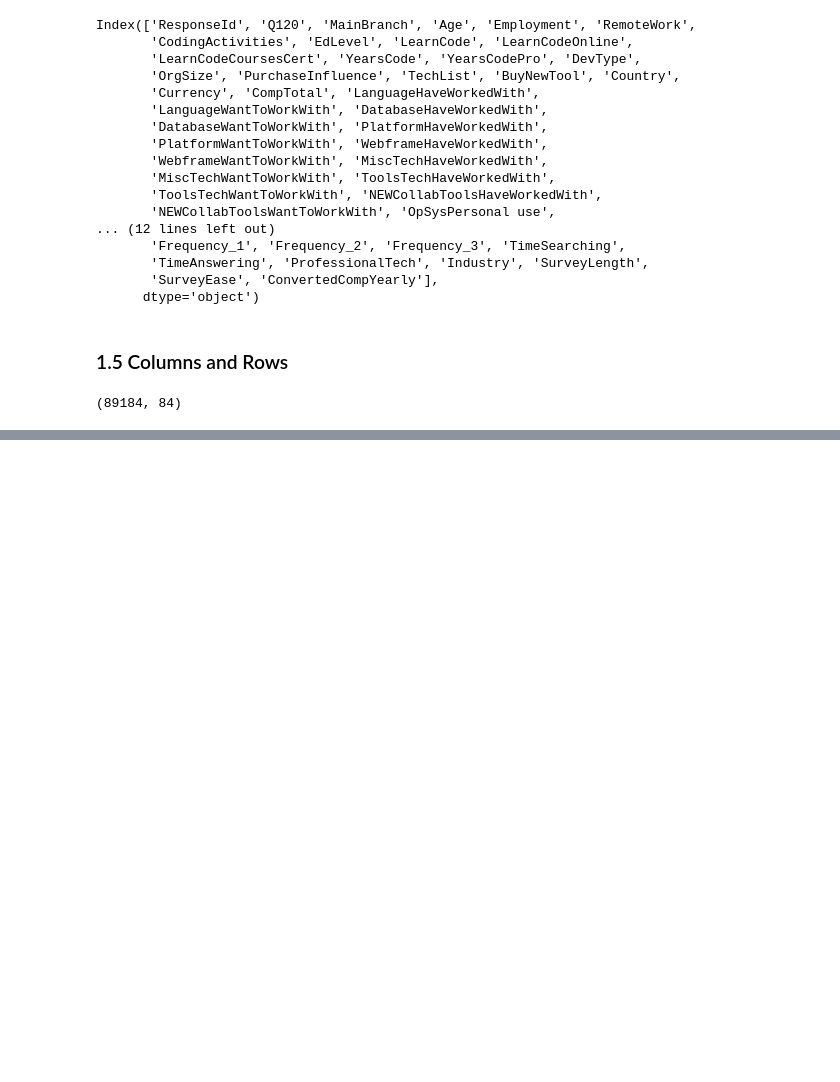
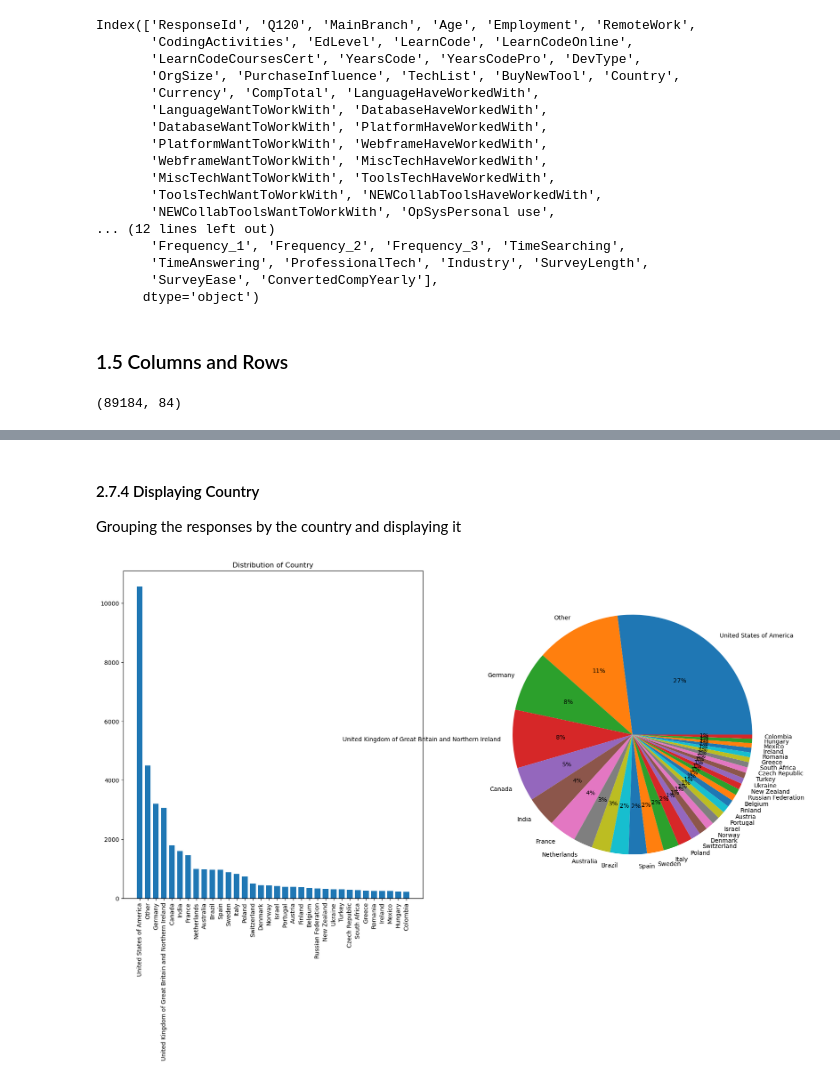
Before and after one commit to mariosantos2023410/Final-Project_Salary-Prediction-Calculator, a Jupyter notebook: salary_prediction_calculator.ipynb, the cells around one changed output, grey strips where cells are left out. Cells and saved outputs as stored; diff of their text form; code cells hidden in the pictures; blank space fills up the shorter version.

```diff
--- a/salary_prediction_calculator.ipynb
+++ b/salary_prediction_calculator.ipynb
@@ -88,0 +249,14 @@ df.shape
+# %%
+def shorten_categories(categories,cutoff):
+    categories_map = {}
+    for i in range(len(categories)):
+        if categories.values[i]>=cutoff:
+            categories_map[categories.index[i]] = categories.index[i]
+        else:
+            categories_map[categories.index[i]] = 'Other'
+    return categories_map
+# %%
+country_map = shorten_categories(df["Country"].value_counts(), 200)
+
+df["Country"] = df["Country"].map(country_map)
+df["Country"].value_counts()
@@ -88,0 +281,22 @@ df.shape
+# %% [markdown]
+#### 2.7.4 Displaying Country
+
+Grouping the responses by the country and displaying it
+# %%
+country = df["Country"].value_counts()
+
+label = country.index
+value = country.values
+
+plt.figure(figsize=(20, 10))
+plt.subplot(1,2,1)
+plt.bar(label, value, width=0.7)
+plt.xticks(rotation=90)
+plt.title('Distribution of Country')
+
+plt.subplot(1,2,2)
+plt.pie(x=value, labels=label, autopct='%.0f%%')
+
+plt.show()
+# %% [output]
+[figure, added]
```
Also changed, not shown: parts of 64 cells of this notebook, 2 other files.
